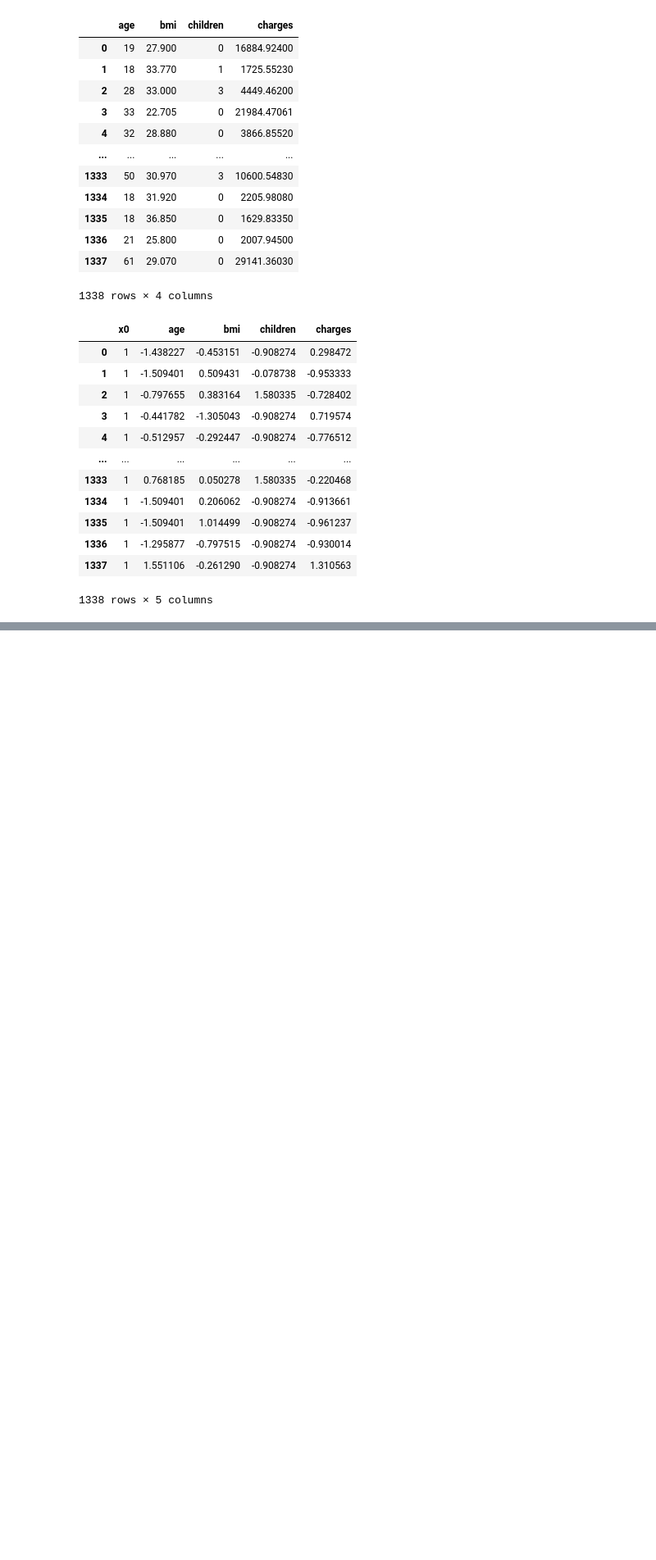
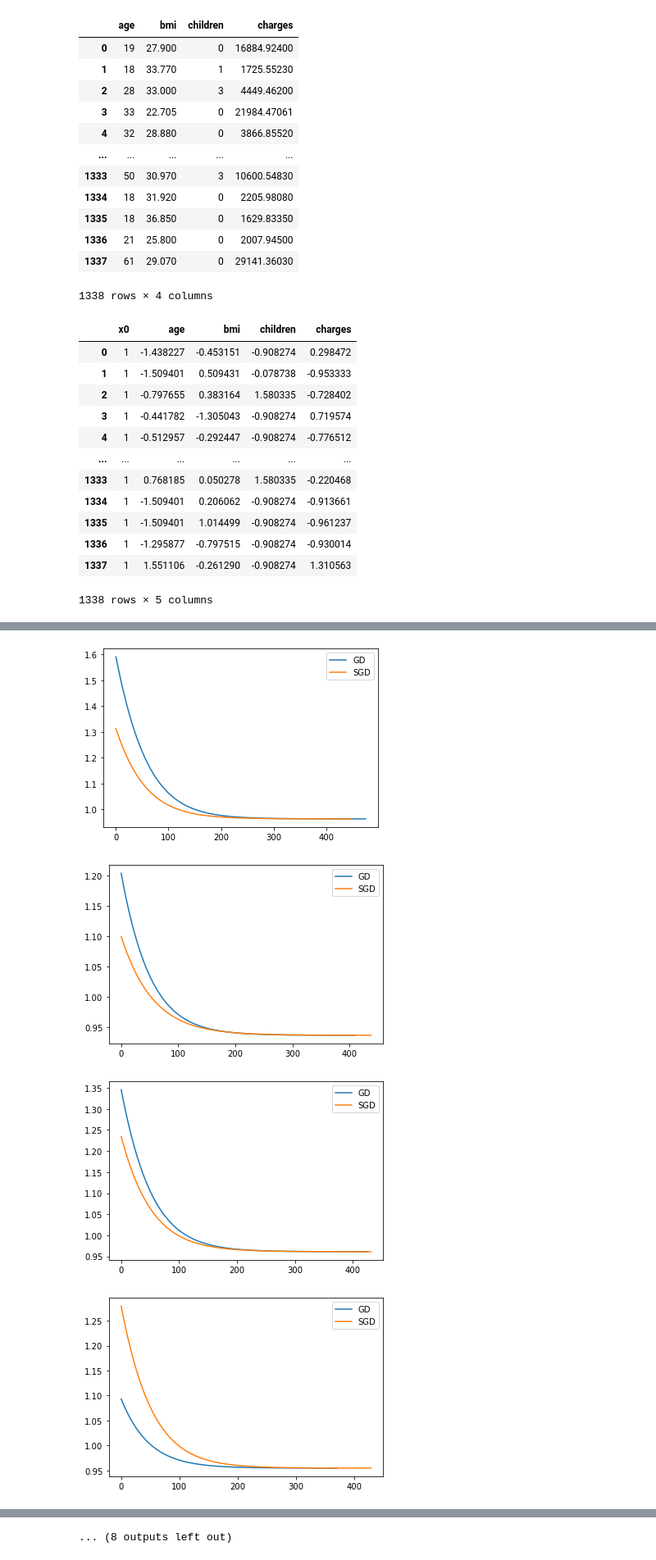
Before and after one commit to hasnainzeenwala/fodsassn, a Jupyter notebook: A2Code.ipynb, the cells around one changed output, grey strips where cells are left out. Shown at 82% size. Drawn from its saved outputs; the diff is of its cells as text; code cells hidden in the pictures; blank space fills up the shorter version.

```diff
--- a/A2Code.ipynb
+++ b/A2Code.ipynb
@@ -230,0 +291,12 @@ plt.plot(rmse_train_stoch_grad)
+# %%
+#Now comparing GD and SGD for all 20 models
+for x in range(20):
+    plt.figure()
+    plt.plot(past_rmse_train_grad_desc[x], label="GD")
+    plt.plot(past_rmse_train_sgd[x], label="SGD")
+    plt.legend()
+# %% [output]
+[figure, added]
+[figure, added]
+[figure, added]
+[figure, added]
@@ -230,0 +311 @@ plt.plot(rmse_train_stoch_grad)
+... (8 outputs left out)
```
Also changed, not shown: parts of 11 cells of this notebook.
